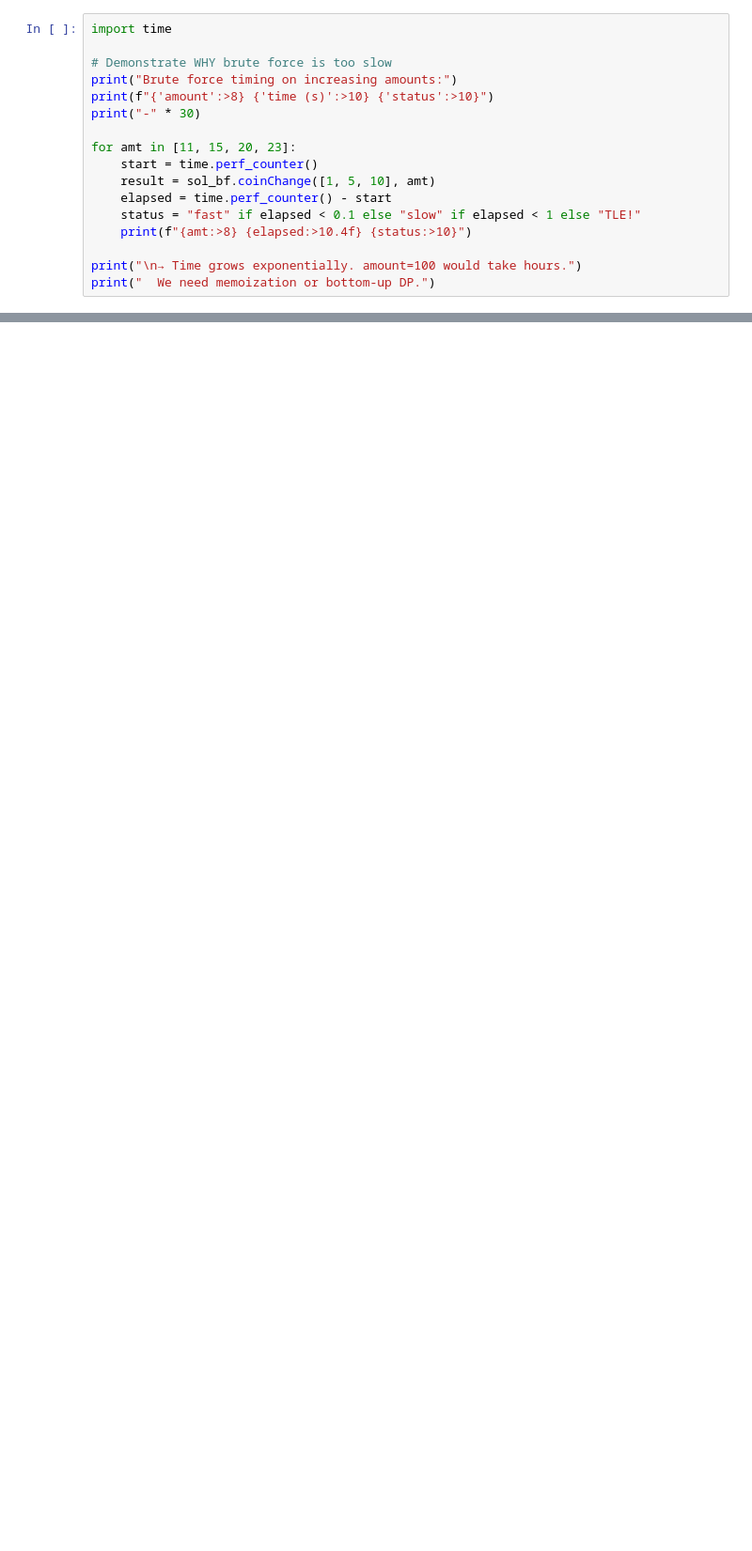
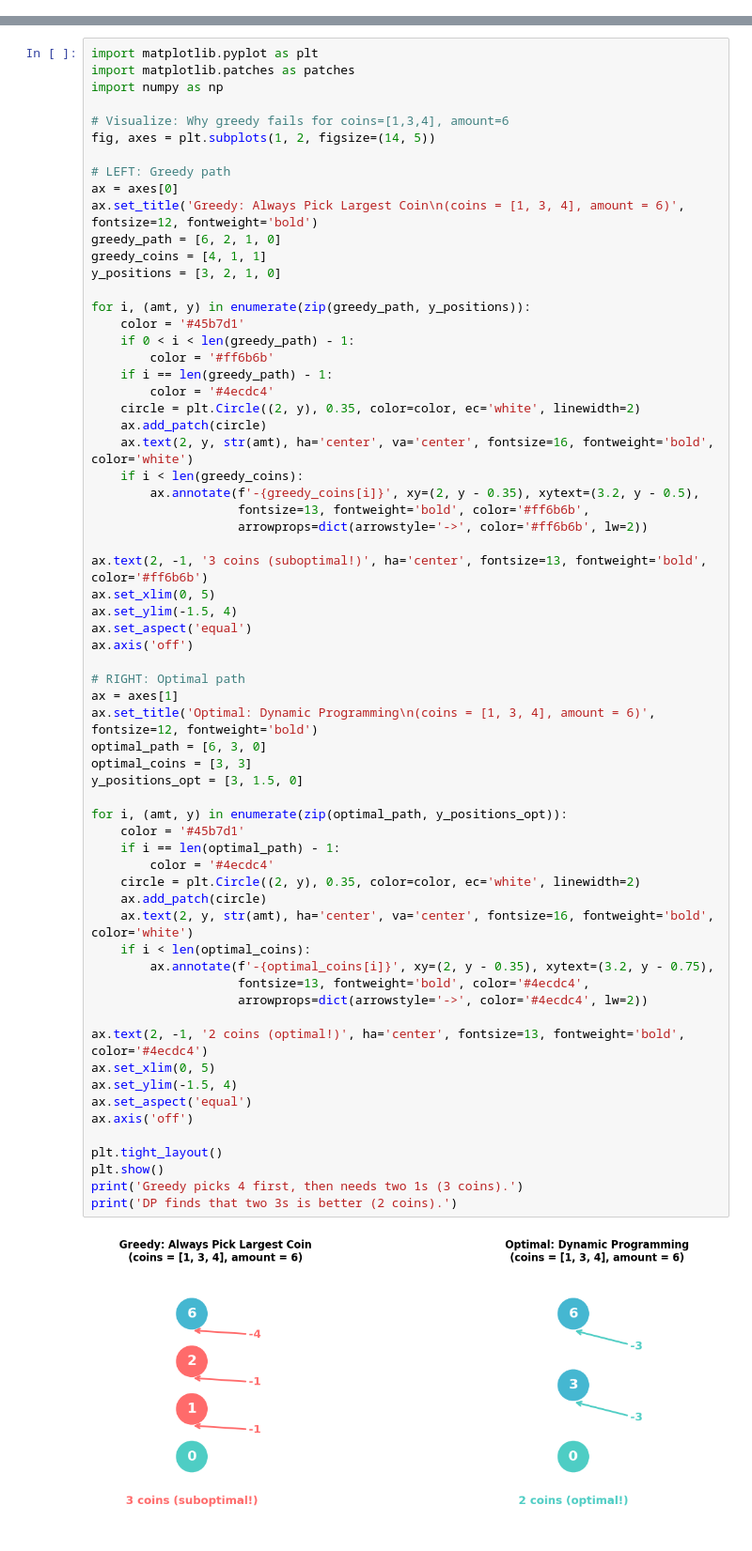
Before and after one commit to panpanc/craft-learn, a Jupyter notebook: examples/coin_change_leetcode.ipynb, the cells around one changed output, grey strips where cells are left out. Shown at 94% size. Drawn from its saved outputs; the diff is of its cells as text; blank space fills up the shorter version.

```diff
--- a/examples/coin_change_leetcode.ipynb
+++ b/examples/coin_change_leetcode.ipynb
@@ -238,17 +0,0 @@ Total recursive calls: 46
-# %%
-import time
-
-# Demonstrate WHY brute force is too slow
-print("Brute force timing on increasing amounts:")
-print(f"{'amount':>8} {'time (s)':>10} {'status':>10}")
-print("-" * 30)
-
-for amt in [11, 15, 20, 23]:
-    start = time.perf_counter()
-    result = sol_bf.coinChange([1, 5, 10], amt)
-    elapsed = time.perf_counter() - start
-    status = "fast" if elapsed < 0.1 else "slow" if elapsed < 1 else "TLE!"
-    print(f"{amt:>8} {elapsed:>10.4f} {status:>10}")
-
-print("\n→ Time grows exponentially. amount=100 would take hours.")
-print("  We need memoization or bottom-up DP.")
@@ -790,0 +47,66 @@ Exercise 3: Implement num_squares()
+# %%
+import matplotlib.pyplot as plt
+import matplotlib.patches as patches
+import numpy as np
+
+# Visualize: Why greedy fails for coins=[1,3,4], amount=6
+fig, axes = plt.subplots(1, 2, figsize=(14, 5))
+
+# LEFT: Greedy path
+ax = axes[0]
+ax.set_title('Greedy: Always Pick Largest Coin\n(coins = [1, 3, 4], amount = 6)', fontsize=12, fontweight='bold')
+greedy_path = [6, 2, 1, 0]
+greedy_coins = [4, 1, 1]
+y_positions = [3, 2, 1, 0]
+
+for i, (amt, y) in enumerate(zip(greedy_path, y_positions)):
+    color = '#45b7d1'
+    if 0 < i < len(greedy_path) - 1:
+        color = '#ff6b6b'
+    if i == len(greedy_path) - 1:
+        color = '#4ecdc4'
+    circle = plt.Circle((2, y), 0.35, color=color, ec='white', linewidth=2)
+    ax.add_patch(circle)
+    ax.text(2, y, str(amt), ha='center', va='center', fontsize=16, fontweight='bold', color='white')
+    if i < len(greedy_coins):
+        ax.annotate(f'-{greedy_coins[i]}', xy=(2, y - 0.35), xytext=(3.2, y - 0.5),
+                    fontsize=13, fontweight='bold', color='#ff6b6b',
+                    arrowprops=dict(arrowstyle='->', color='#ff6b6b', lw=2))
+
+ax.text(2, -1, '3 coins (suboptimal!)', ha='center', fontsize=13, fontweight='bold', color='#ff6b6b')
+ax.set_xlim(0, 5)
+ax.set_ylim(-1.5, 4)
+ax.set_aspect('equal')
+ax.axis('off')
+
+# RIGHT: Optimal path
+ax = axes[1]
+ax.set_title('Optimal: Dynamic Programming\n(coins = [1, 3, 4], amount = 6)', fontsize=12, fontweight='bold')
+optimal_path = [6, 3, 0]
+optimal_coins = [3, 3]
+y_positions_opt = [3, 1.5, 0]
+
+for i, (amt, y) in enumerate(zip(optimal_path, y_positions_opt)):
+    color = '#45b7d1'
+    if i == len(optimal_path) - 1:
+        color = '#4ecdc4'
+    circle = plt.Circle((2, y), 0.35, color=color, ec='white', linewidth=2)
+    ax.add_patch(circle)
+    ax.text(2, y, str(amt), ha='center', va='center', fontsize=16, fontweight='bold', color='white')
+    if i < len(optimal_coins):
+        ax.annotate(f'-{optimal_coins[i]}', xy=(2, y - 0.35), xytext=(3.2, y - 0.75),
+                    fontsize=13, fontweight='bold', color='#4ecdc4',
+                    arrowprops=dict(arrowstyle='->', color='#4ecdc4', lw=2))
+
+ax.text(2, -1, '2 coins (optimal!)', ha='center', fontsize=13, fontweight='bold', color='#4ecdc4')
+ax.set_xlim(0, 5)
+ax.set_ylim(-1.5, 4)
+ax.set_aspect('equal')
+ax.axis('off')
+
+plt.tight_layout()
+plt.show()
+print('Greedy picks 4 first, then needs two 1s (3 coins).')
+print('DP finds that two 3s is better (2 coins).')
+# %% [output]
+[figure, added]
```
Also changed, not shown: parts of 53 cells of this notebook, 3 other files.
